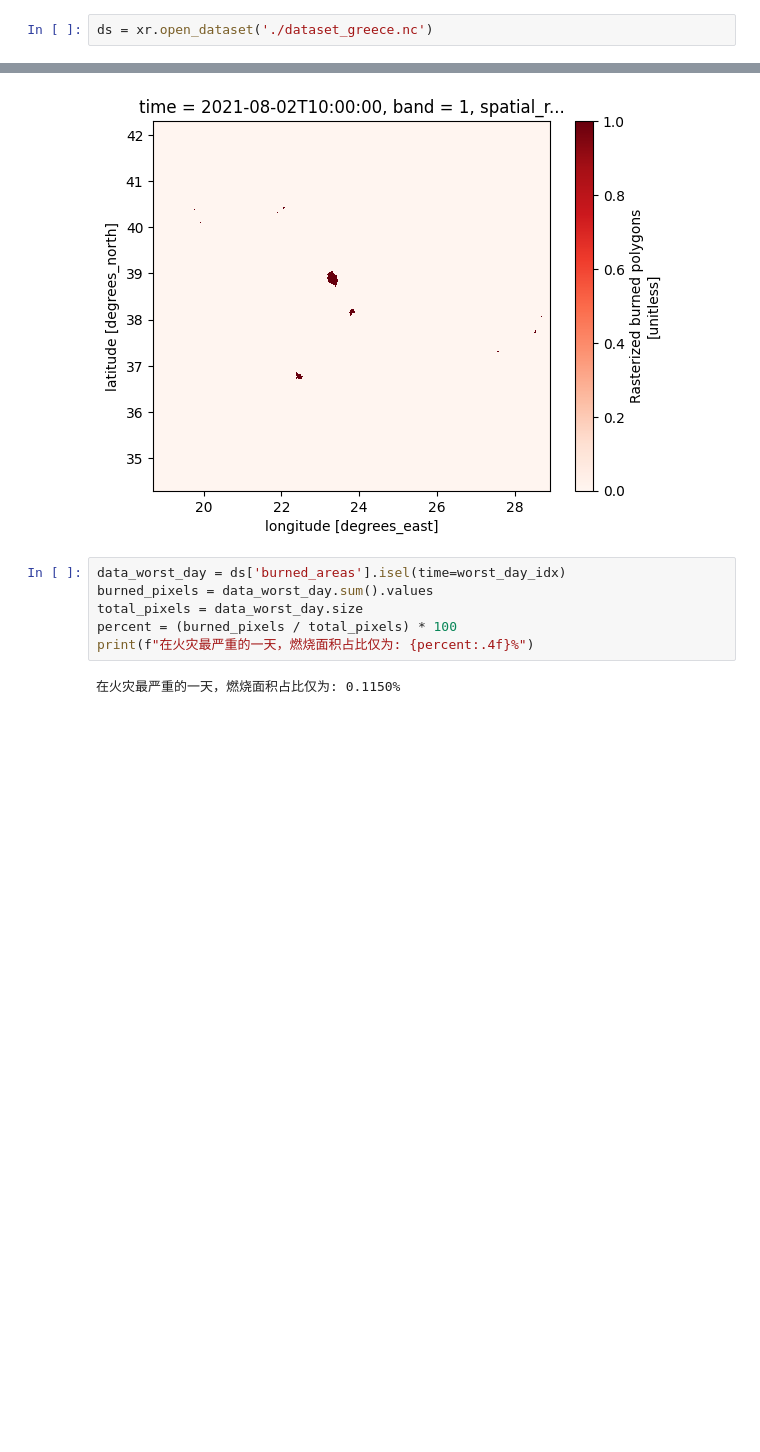
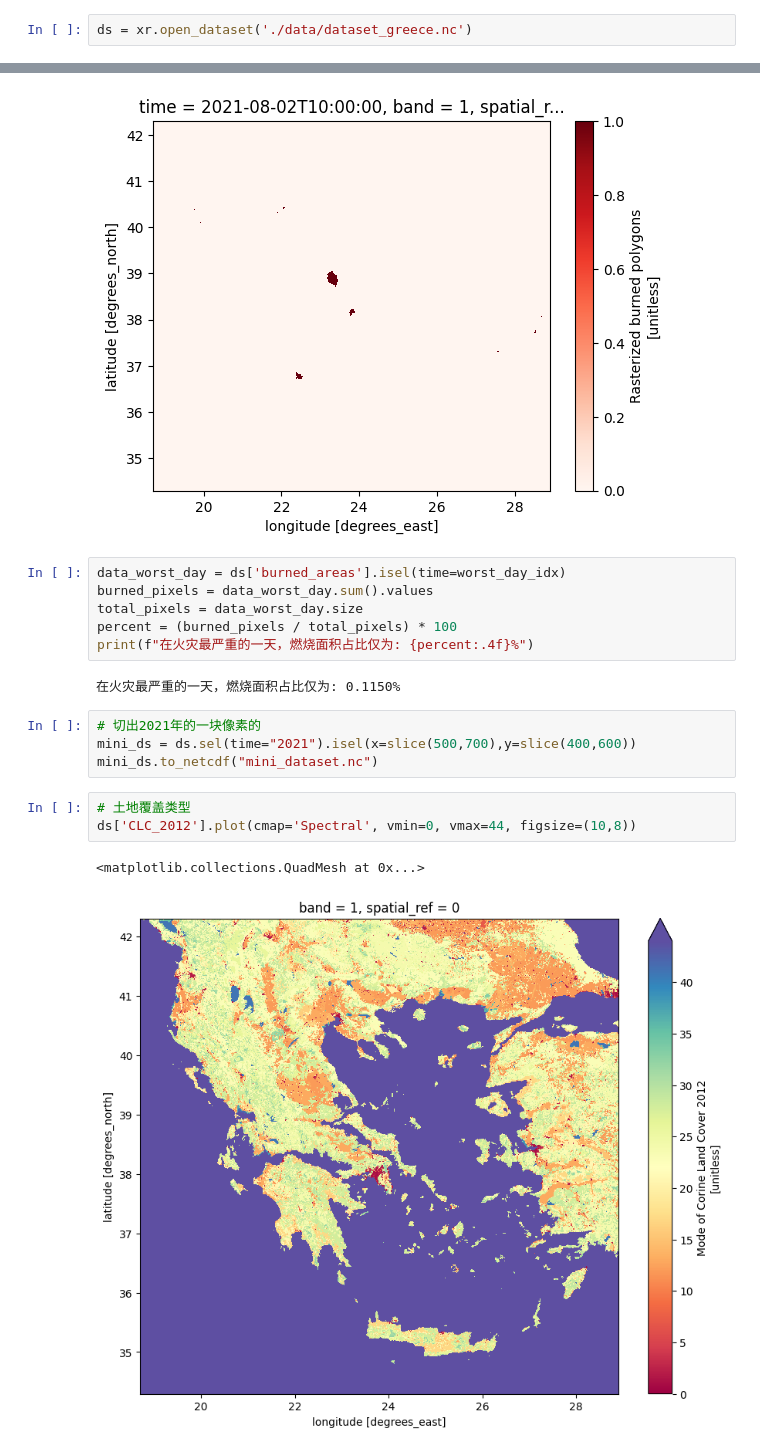
Before and after one commit to YuanpengGao/Graduation_Paper, a Jupyter notebook: dataset_preview.ipynb, the cells around one changed output, grey strips where cells are left out. Drawn from its saved outputs; the diff is of its cells as text; blank space fills up the shorter version.

```diff
--- a/dataset_preview.ipynb
+++ b/dataset_preview.ipynb
@@ -16,7 +16,7 @@ from tqdm import tqdm
 import gc
 from pathlib import Path
 # %%
-ds = xr.open_dataset('./dataset_greece.nc')
+ds = xr.open_dataset('./data/dataset_greece.nc')
 # %%
 ds.variables
 # %% [output]
@@ -116,3 +116,13 @@ percent = (burned_pixels / total_pixels) * 100
 print(f"在火灾最严重的一天，燃烧面积占比仅为: {percent:.4f}%")
 # %% [output]
 在火灾最严重的一天，燃烧面积占比仅为: 0.1150%
+# %%
+# 切出2021年的一块像素的
+mini_ds = ds.sel(time="2021").isel(x=slice(500,700),y=slice(400,600))
+mini_ds.to_netcdf("mini_dataset.nc")
+# %%
+# 土地覆盖类型
+ds['CLC_2012'].plot(cmap='Spectral', vmin=0, vmax=44, figsize=(10,8))
+# %% [output]
+<matplotlib.collections.QuadMesh at 0x...>
+[figure, added]
```
Also changed, not shown: parts of 9 cells of this notebook, 2 other files.
